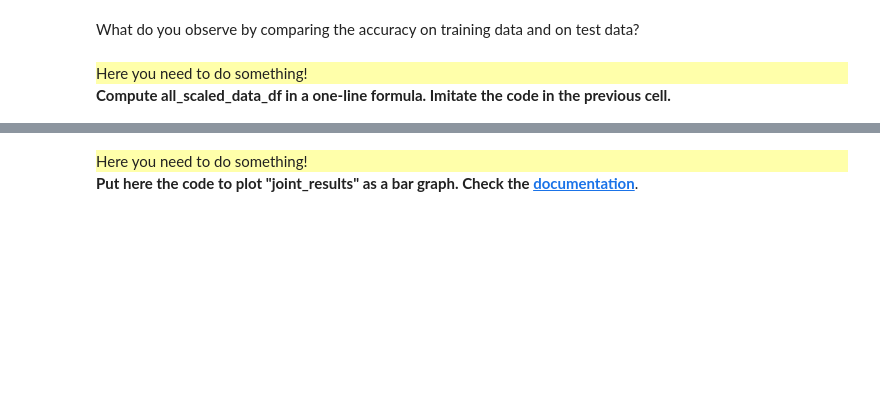
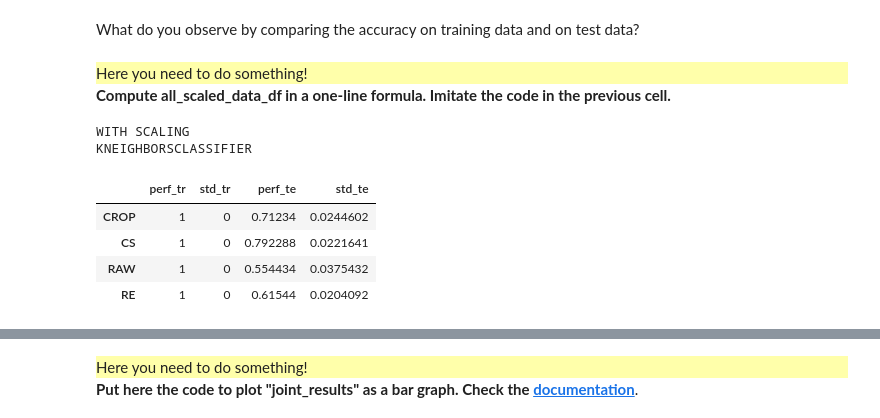
Before and after one commit to GuillaumeAbadie/info232, a Jupyter notebook: TP2/TP2.ipynb, the cells around one changed output, grey strips where cells are left out. Saved outputs shown, nothing was run; the diff lists cells and outputs as text; code cells hidden in the pictures; blank space fills up the shorter version.

```diff
--- a/TP2/TP2.ipynb
+++ b/TP2/TP2.ipynb
@@ -348,11 +358,19 @@ What do you observe by comparing the accuracy on training data and on test data?
 </div>
 <b>Compute all_scaled_data_df in a one-line formula. Imitate the code in the previous cell.</b>
 # %%
-all_scaled_data_df = all_data_df # CHANGE THIS!
+all_scaled_data_df =[standardize_df(df) for df in all_data_df]
 
 print('WITH SCALING')
 result_scaling = systematic_data_experiment(data_name, all_scaled_data_df, sklearn_model, sklearn_metric)
 result_scaling.style.background_gradient(cmap='Blues')
+# %% [output]
+WITH SCALING
+KNEIGHBORSCLASSIFIER
+|  | perf_tr | std_tr | perf_te | std_te |
+| CROP | 1 | 0 | 0.71234 | 0.0244602 |
+| CS | 1 | 0 | 0.792288 | 0.0221641 |
+| RAW | 1 | 0 | 0.554434 | 0.0375432 |
+| RE | 1 | 0 | 0.61544 | 0.0204092 |
 # %%
 # This is how to collect the test results in a single dataframe
 joint_results = pd.DataFrame()
```
Also changed, not shown: parts of 15 cells of this notebook, 1 other file.
